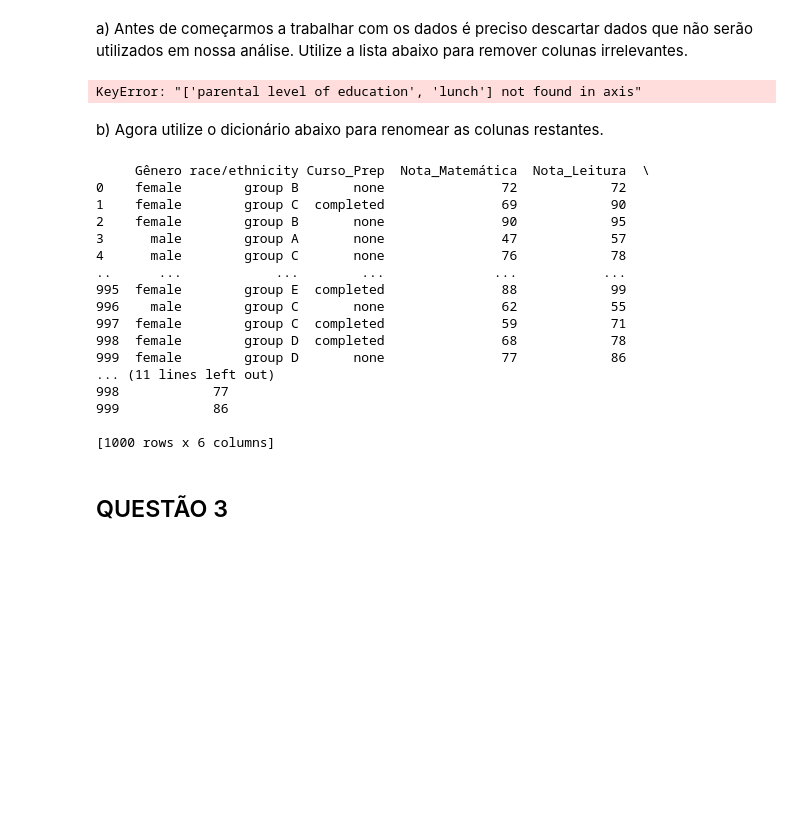
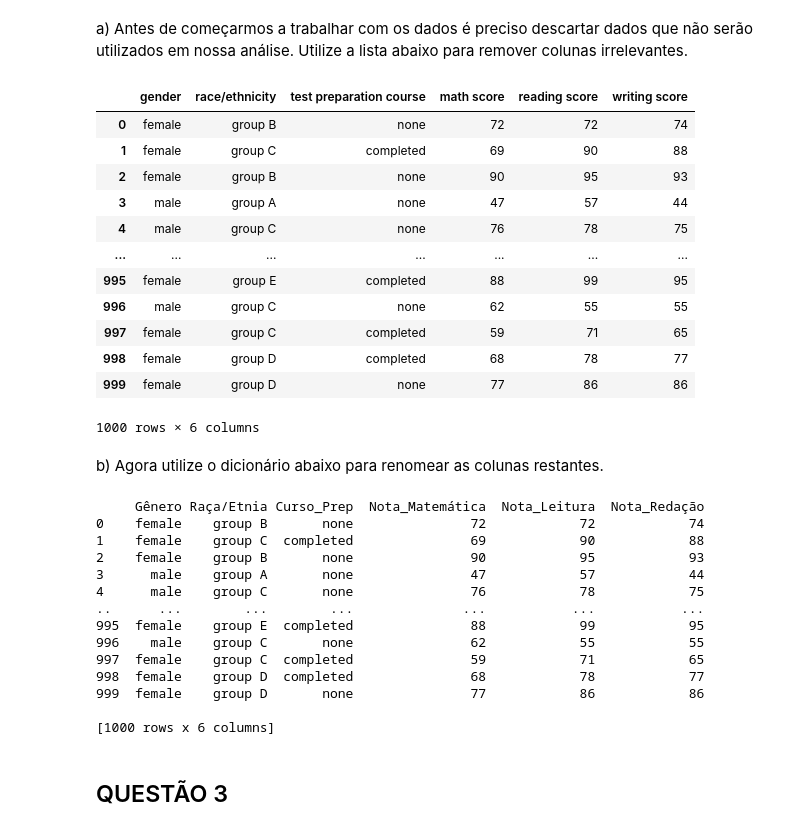
Before and after one commit to juliacvieira/Trilha-de-Trainee-2024-FEA.dev, a Jupyter notebook: Lista 05 - Pandas I.ipynb, the cells around one changed output. Drawn from its saved outputs; the diff is of its cells as text; code cells hidden in the pictures; blank space fills up the shorter version.

```diff
--- a/Lista 05 - Pandas I.ipynb
+++ b/Lista 05 - Pandas I.ipynb
@@ -101,16 +108,29 @@ a) Antes de começarmos a trabalhar com os dados é preciso descartar dados que
 # %%
 remover = ["parental level of education","lunch"]
 
 #SEU CÓDIGO COMEÇA AQUI
-df.drop(["parental level of education","lunch"], axis=1, inplace=True)
+df.drop(columns=remover, axis=1, inplace=True)
+df
 # %% [output]
+|  | gender | race/ethnicity | test preparation course | math score | reading score | writing score |
+| 0 | female | group B | none | 72 | 72 | 74 |
+| 1 | female | group C | completed | 69 | 90 | 88 |
+| 2 | female | group B | none | 90 | 95 | 93 |
+| 3 | male | group A | none | 47 | 57 | 44 |
+| 4 | male | group C | none | 76 | 78 | 75 |
+| ... | ... | ... | ... | ... | ... | ... |
+| 995 | female | group E | completed | 88 | 99 | 95 |
+| 996 | male | group C | none | 62 | 55 | 55 |
+| 997 | female | group C | completed | 59 | 71 | 65 |
+| 998 | female | group D | completed | 68 | 78 | 77 |
+| 999 | female | group D | none | 77 | 86 | 86 |
-KeyError: "['parental level of education', 'lunch'] not found in axis"
+1000 rows × 6 columns
 # %% [markdown]
 b) Agora utilize o dicionário abaixo para renomear as colunas restantes.
 # %%
 nome_colunas = {
     "gender": "Gênero",
-    "race/ethinicity": "Raça/Etnia",
+    "race/ethnicity": "Raça/Etnia",
     "test preparation course": "Curso_Prep",
     "math score" : "Nota_Matemática",
     "reading score":"Nota_Leitura",
@@ -118,24 +138,21 @@ nome_colunas = {
 }
 
 #SEU CÓDIGO COMEÇA AQUI
-dados = df.rename(columns=nome_colunas)
+dados = df.rename(columns = nome_colunas)
 print(dados)
 # %% [output]
-     Gênero race/ethnicity Curso_Prep  Nota_Matemática  Nota_Leitura  \
-0    female        group B       none               72            72
-1    female        group C  completed               69            90
-2    female        group B       none               90            95
-3      male        group A       none               47            57
-4      male        group C       none               76            78
-..      ...            ...        ...              ...           ...
-995  female        group E  completed               88            99
-996    male        group C       none               62            55
-997  female        group C  completed               59            71
-998  female        group D  completed               68            78
-999  female        group D       none               77            86
-... (11 lines left out)
-998            77
-999            86
+     Gênero Raça/Etnia Curso_Prep  Nota_Matemática  Nota_Leitura  Nota_Redação
+0    female    group B       none               72            72            74
+1    female    group C  completed               69            90            88
+2    female    group B       none               90            95            93
+3      male    group A       none               47            57            44
+4      male    group C       none               76            78            75
+..      ...        ...        ...              ...           ...           ...
+995  female    group E  completed               88            99            95
+996    male    group C       none               62            55            55
+997  female    group C  completed               59            71            65
+998  female    group D  completed               68            78            77
+999  female    group D       none               77            86            86
 
 [1000 rows x 6 columns]
 # %% [markdown]
```
Also changed, not shown: parts of 15 cells of this notebook.
